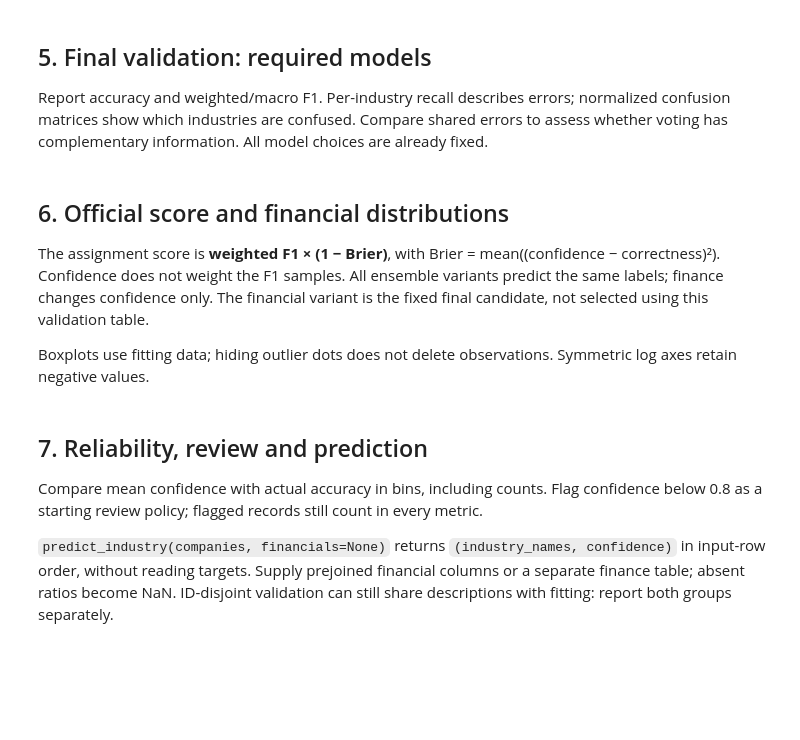
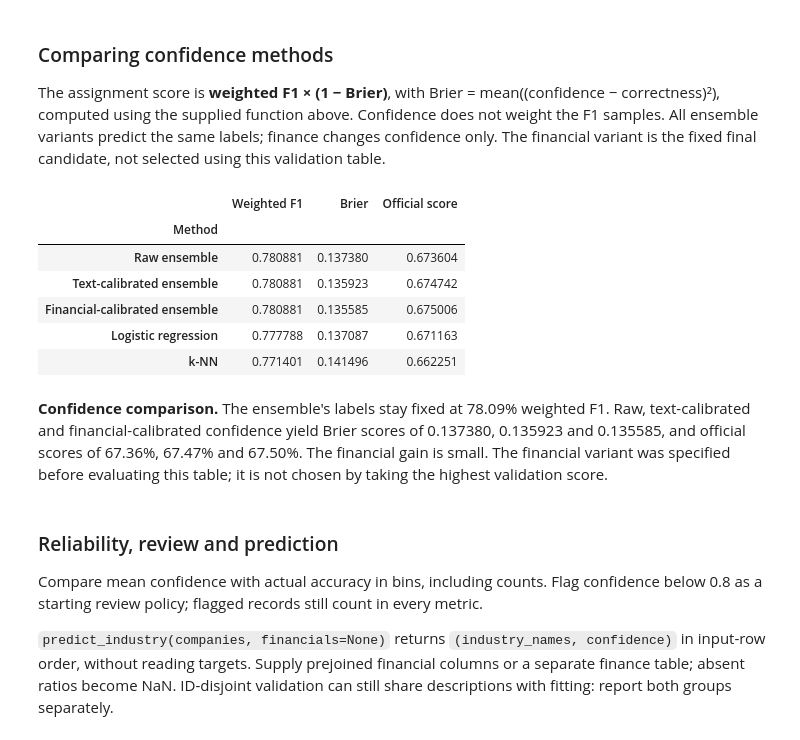
Before and after one commit to ClPRlAN/FDS26, a Jupyter notebook: industry_classification.ipynb, the cells around one changed output. Cells and saved outputs as stored; diff of their text form; code cells hidden in the pictures; blank space fills up the shorter version.

Commit message:
Restore course skeleton and save verified real-data notebook outputs

```diff
--- a/industry_classification.ipynb
+++ b/industry_classification.ipynb
@@ -111,0 +326,15 @@ A separate binary logistic model learns correctness on calibration companies. It
+# %%
+X_train = X_fit
+y_train = y_fit
+# %%
+# Example: evaluate a model on the validation set
+# (requires y_train and y_val from the label encoding task)
+
+example_model = LogisticRegression(max_iter=1000).fit(X_train, y_train)
+
+y_proba = example_model.predict_proba(X_val)
+y_pred = example_model.classes_[np.argmax(y_proba, axis=1)]
+confidence = np.max(y_proba, axis=1)  # probability of the predicted class
+
+print("Score with model confidence:  {:.4f}".format(confidence_score(y_val, y_pred, confidence)))
+print("Score with confidence = 1.0:  {:.4f}".format(confidence_score(y_val, y_pred, np.ones(len(y_pred)))))
@@ -147,6 +439,3 @@ def predict_industry(companies, financials=None):
     X = embeddings(companies)
     prediction, features = confidence_features(companies, lr.predict_proba(X), knn.predict_proba(pca.transform(X)))
     return le.inverse_transform(prediction), finance_calibrator.predict_proba(features)[:, 1]
-# %% [markdown]
-## 5. Final validation: required models
-Report accuracy and weighted/macro F1. Per-industry recall describes errors; normalized confusion matrices show which industries are confused. Compare shared errors to assess whether voting has complementary information. All model choices are already fixed.
@@ -182,40 +442,32 @@ print('Both wrong / only LR wrong / only k-NN wrong:',
 # %% [markdown]
-## 6. Official score and financial distributions
-The assignment score is **weighted F1 × (1 − Brier)**, with Brier = mean((confidence − correctness)²). Confidence does not weight the F1 samples. All ensemble variants predict the same labels; finance changes confidence only. The financial variant is the fixed final candidate, not selected using this validation table.
-
-Boxplots use fitting data; hiding outlier dots does not delete observations. Symmetric log axes retain negative values.
+### Comparing confidence methods
+The assignment score is **weighted F1 × (1 − Brier)**, with Brier = mean((confidence − correctness)²), computed using the supplied function above. Confidence does not weight the F1 samples. All ensemble variants predict the same labels; finance changes confidence only. The financial variant is the fixed final candidate, not selected using this validation table.
 # %%
-def confidence_score(y_true, y_pred, confidence):
-    y_true, y_pred, confidence = np.asarray(y_true), np.asarray(y_pred), np.asarray(confidence, dtype=float)
-    assert len(y_true) == len(y_pred) == len(confidence)
-    assert np.all((confidence >= 0) & (confidence <= 1))
-    return f1_score(y_true, y_pred, average='weighted') * (1 - np.mean((confidence - (y_pred == y_true)) ** 2))
-
 pred_val, features_val = confidence_features(df_val, proba_val_lr, proba_val_knn)
 confidence_methods = {'Raw ensemble': features_val[:, 0],
                       'Text-calibrated ensemble': text_calibrator.predict_proba(features_val[:, :3])[:, 1],
                       'Financial-calibrated ensemble': finance_calibrator.predict_proba(features_val)[:, 1]}
 methods = {name: (pred_val, c) for name, c in confidence_methods.items()}
 methods['Logistic regression'] = (predictions['Logistic regression'], proba_val_lr.max(axis=1))
 methods['k-NN'] = (predictions['k-NN'], proba_val_knn.max(axis=1))
 bonus_results = []
 for name, (prediction, confidence) in methods.items():
     bonus_results.append([name, f1_score(y_val, prediction, average='weighted'),
                           np.mean((confidence - (prediction == y_val)) ** 2),
                           confidence_score(y_val, prediction, confidence)])
 display(pd.DataFrame(bonus_results, columns=['Method', 'Weighted F1', 'Brier', 'Official score']).set_index('Method'))
-display(df_fit.groupby('industry')[financial_columns].agg(['count', 'median']))
-for column in financial_columns:
-    plt.figure(figsize=(9, 6))
-    sns.boxplot(data=df_fit, x=column, y='industry', showfliers=False)
-    plt.xscale('symlog', linthresh=0.1)
-    plt.xlabel(column.replace('_', ' ') + ' (symmetric log scale)')
-    plt.ylabel('Industry')
-    plt.title('Fitting financial distributions: ' + column.replace('_', ' '))
-    plt.tight_layout()
-    plt.show()
+# %% [output]
+|  | Weighted F1 | Brier | Official score |
+| Method |  |  |  |
+| Raw ensemble | 0.780881 | 0.137380 | 0.673604 |
+| Text-calibrated ensemble | 0.780881 | 0.135923 | 0.674742 |
+| Financial-calibrated ensemble | 0.780881 | 0.135585 | 0.675006 |
+| Logistic regression | 0.777788 | 0.137087 | 0.671163 |
+| k-NN | 0.771401 | 0.141496 | 0.662251 |
+# %% [markdown]
+**Confidence comparison.** The ensemble's labels stay fixed at 78.09% weighted F1. Raw, text-calibrated and financial-calibrated confidence yield Brier scores of 0.137380, 0.135923 and 0.135585, and official scores of 67.36%, 67.47% and 67.50%. The financial gain is small. The financial variant was specified before evaluating this table; it is not chosen by taking the highest validation score.
 # %% [markdown]
-## 7. Reliability, review and prediction
+### Reliability, review and prediction
 Compare mean confidence with actual accuracy in bins, including counts. Flag confidence below 0.8 as a starting review policy; flagged records still count in every metric.
 
 `predict_industry(companies, financials=None)` returns `(industry_names, confidence)` in input-row order, without reading targets. Supply prejoined financial columns or a separate finance table; absent ratios become NaN. ID-disjoint validation can still share descriptions with fitting: report both groups separately.
```
Also changed, not shown: parts of 53 cells of this notebook, 7 other files.
